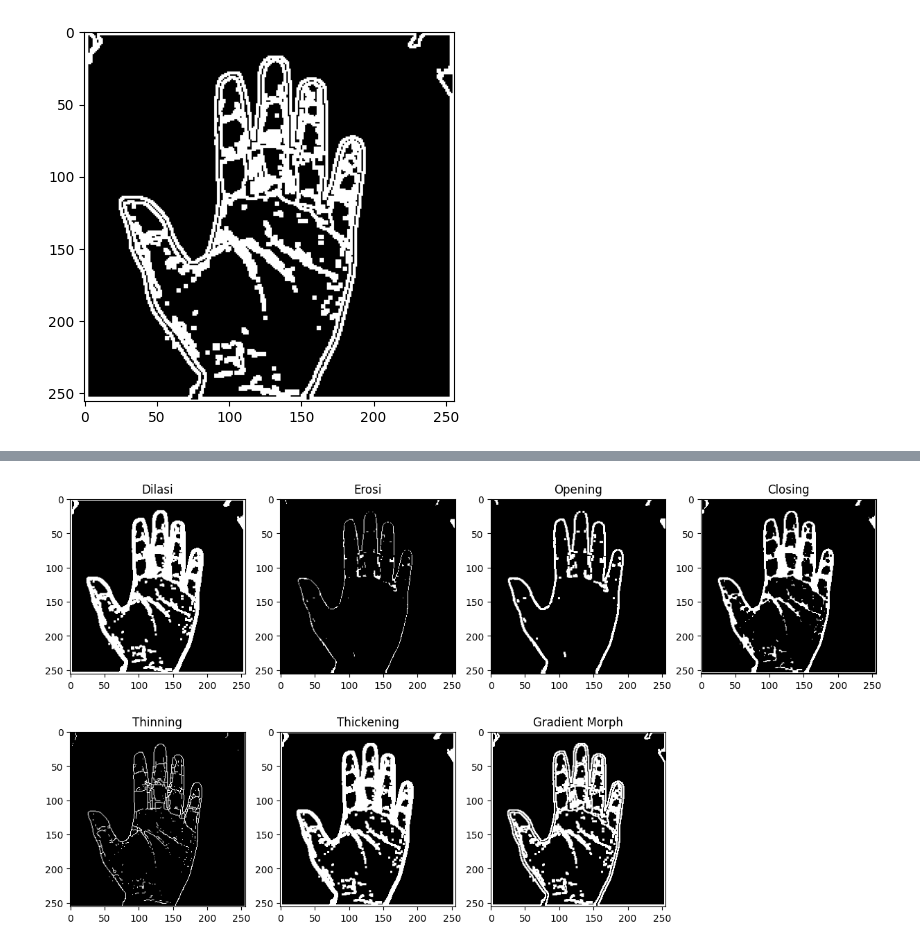
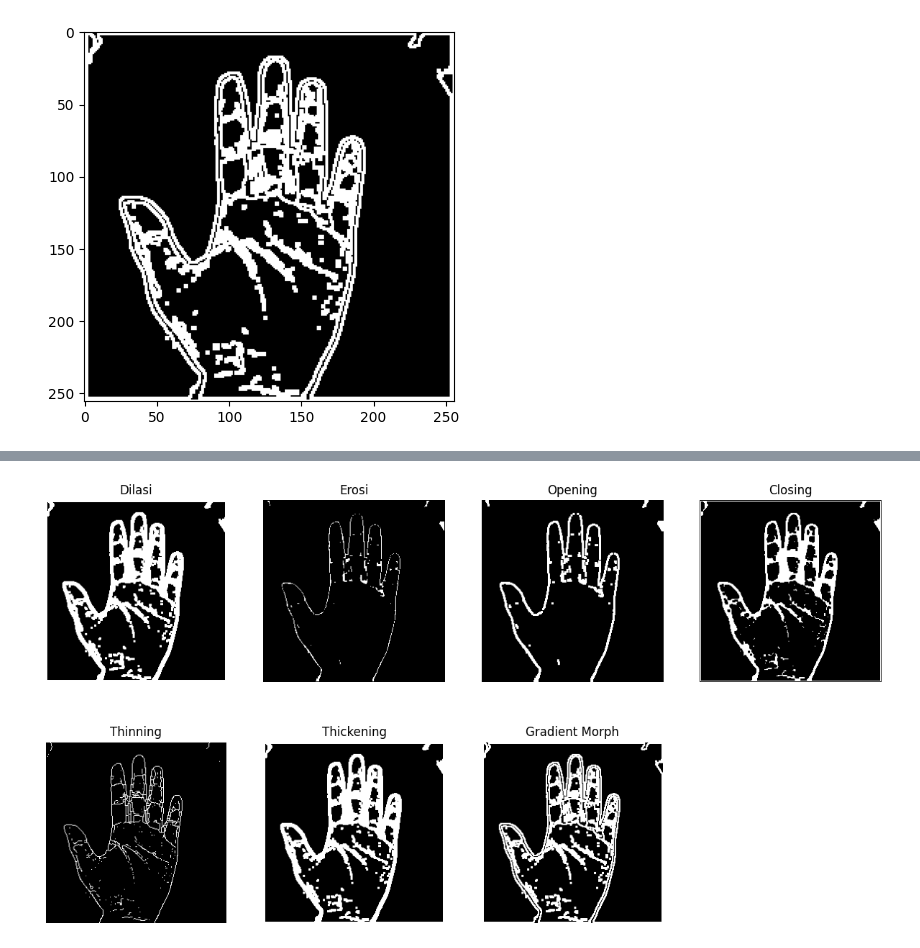
Before and after one commit to praktikum-pcd-2026/ynk-m4-melaniputrizahari, a Jupyter notebook: jurnalmodul4.ipynb, the cells around one changed output, grey strips where cells are left out. Cells and saved outputs as stored; diff of their text form; code cells hidden in the pictures.

```diff
--- a/jurnalmodul4.ipynb
+++ b/jurnalmodul4.ipynb
@@ -223,3 +245,9 @@ plt.imshow(erosi, cmap='gray')
 plt.show()
 # %% [output]
 [figure]
+# %%
+def opening(img, kernel):
+    return metode_satu(metode_dua(img,kernel),kernel)
+
+def closing(img,kernel):
+    return metode_dua(metode_satu(img,kernel),kernel)
@@ -226,6 +258,6 @@ plt.show()
 # %%
-opening = metode_satu(erosi, kernel_cross)
-plt.imshow(opening, cmap='gray')
+opening1 = opening(thresholding_tangan, kernel_cross)
+plt.imshow(opening1, cmap='gray')
 plt.show()
 # %% [output]
 [figure]
@@ -232,6 +266,6 @@ plt.show()
 # %%
-closing = metode_dua(dilasi, kernel_cross)
-plt.imshow(closing, cmap='gray')
+closing1 = closing(thresholding_tangan, kernel_cross)
+plt.imshow(closing1, cmap='gray')
 plt.show()
 # %% [output]
 [figure]
@@ -337,33 +379,40 @@ plt.show()
 plt.figure(figsize=(15,8))
 
 plt.subplot(2,4,1)
 plt.title("Dilasi")
 plt.imshow(dilasi, cmap='gray')
+plt.axis('off')
 
 plt.subplot(2,4,2)
 plt.title("Erosi")
 plt.imshow(erosi, cmap='gray')
+plt.axis('off')
 
 plt.subplot(2,4,3)
 plt.title("Opening")
-plt.imshow(opening, cmap='gray')
+plt.imshow(opening1, cmap='gray')
+plt.axis('off')
 
 plt.subplot(2,4,4)
 plt.title("Closing")
-plt.imshow(closing, cmap='gray')
+plt.imshow(closing1, cmap='gray')
+plt.axis('off')
 
 plt.subplot(2,4,5)
 plt.title("Thinning")
 plt.imshow(thinning, cmap='gray')
+plt.axis('off')
 
 plt.subplot(2,4,6)
 plt.title("Thickening")
 plt.imshow(thickening, cmap='gray')
+plt.axis('off')
 
 plt.subplot(2,4,7)
 plt.title("Gradient Morph")
 plt.imshow(gradient_morph, cmap='gray')
+plt.axis('off')
 
 plt.show()
 # %% [output]
-[figure, old version]
+[figure, new version]
```
Also changed, not shown: parts of 31 cells of this notebook.
